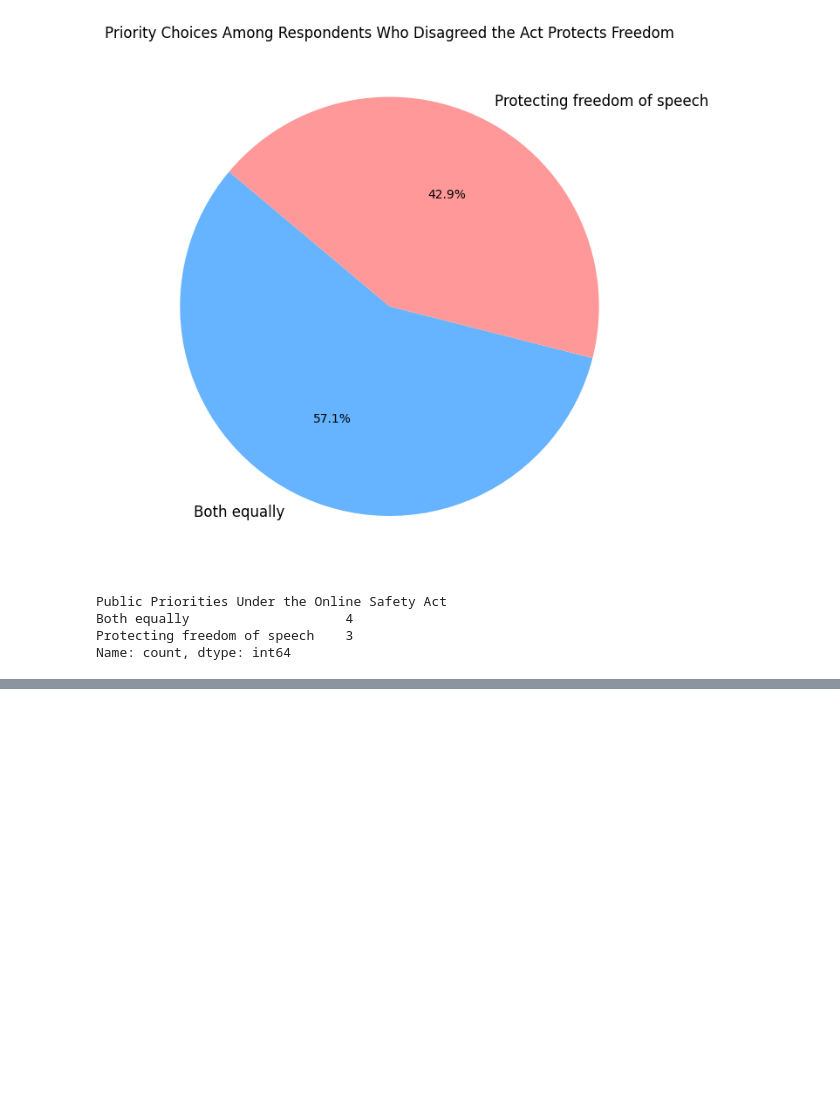
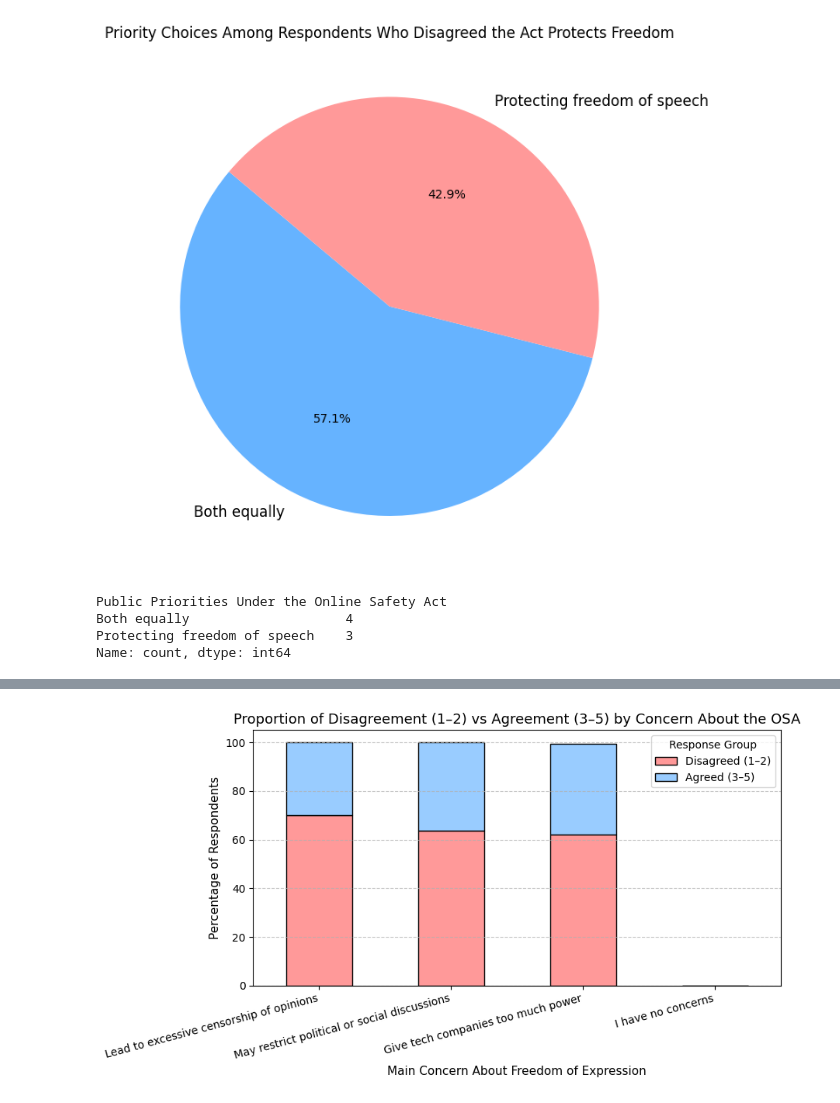
Before and after one commit to Cakes0nStove/Data-Visulisation, a Jupyter notebook: Q2.ipynb, the cells around one changed output, grey strips where cells are left out. Saved outputs shown, nothing was run; the diff lists cells and outputs as text; code cells hidden in the pictures; blank space fills up the shorter version.

```diff
--- a/Q2.ipynb
+++ b/Q2.ipynb
@@ -217,0 +217,31 @@ Saving figure Priority_Freedom_Agree_Pie
+# %%
+import pandas as pd
+import matplotlib.pyplot as plt
+
+data = {
+    'Main Concern': [
+        'Lead to excessive censorship of opinions',
+        'May restrict political or social discussions',
+        'Give tech companies too much power',
+        'I have no concerns'
+    ],
+    'Disagreed (1–2)': [70, 63.6, 62, 0],
+    'Agreed (3–5)': [30, 36.4, 37.5, 0]
+}
+
+df = pd.DataFrame(data)
+
+df.set_index('Main Concern', inplace=True)
+
+df.plot(kind='bar', stacked=True, figsize=(9, 5), color=['#ff9999', '#99ccff'], edgecolor='black')
+
+plt.title("Proportion of Disagreement (1–2) vs Agreement (3–5) by Concern About the OSA", fontsize=13)
+plt.xlabel("Main Concern About Freedom of Expression", fontsize=11)
+plt.ylabel("Percentage of Respondents", fontsize=11)
+plt.legend(title="Response Group")
+plt.grid(axis='y', linestyle='--', alpha=0.7)
+plt.xticks(rotation=15, ha='right')
+plt.tight_layout()
+plt.show()
+# %% [output]
+[figure, added]
```
Also changed, not shown: parts of 2 cells of this notebook, 1 other file.
